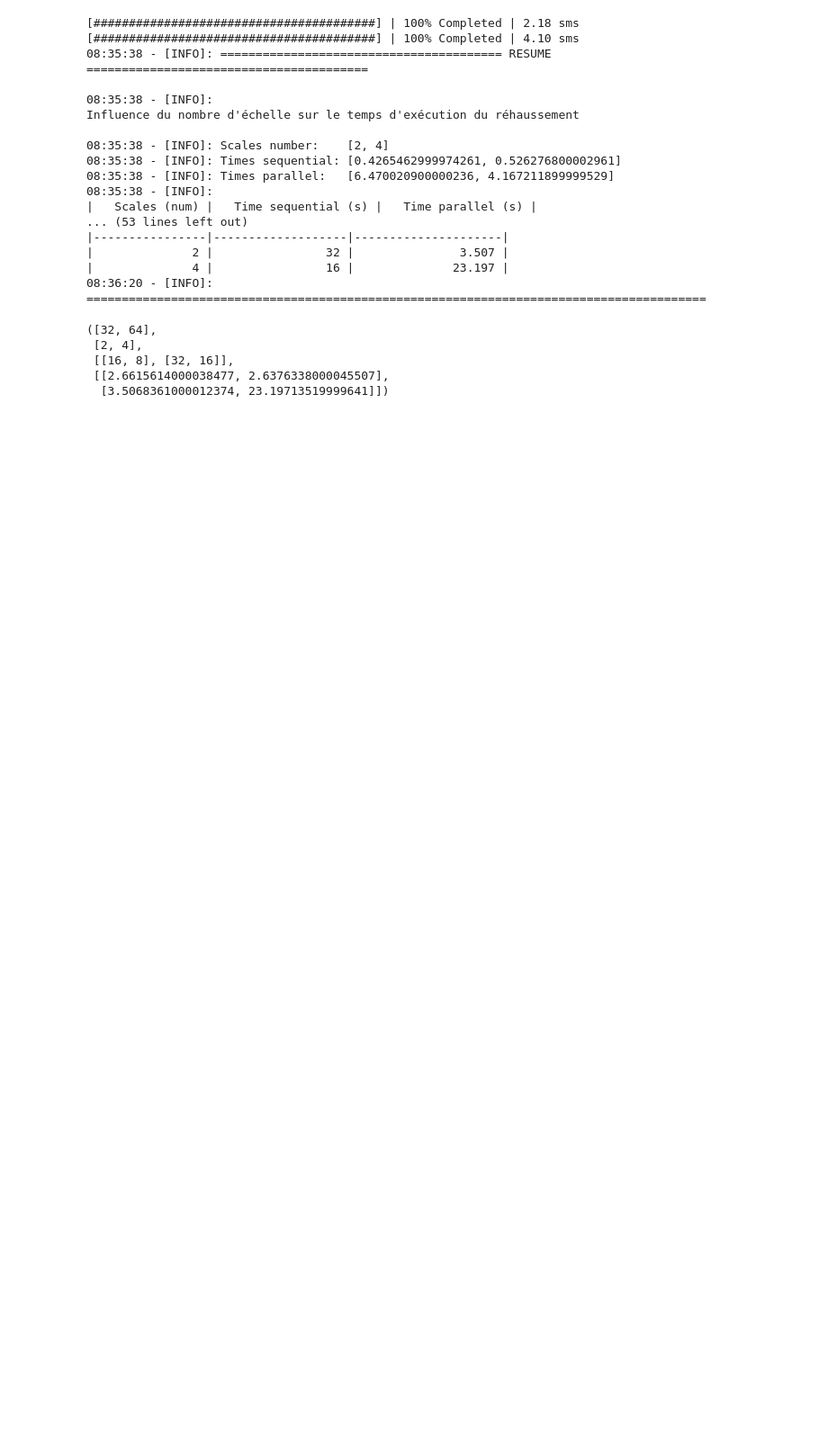
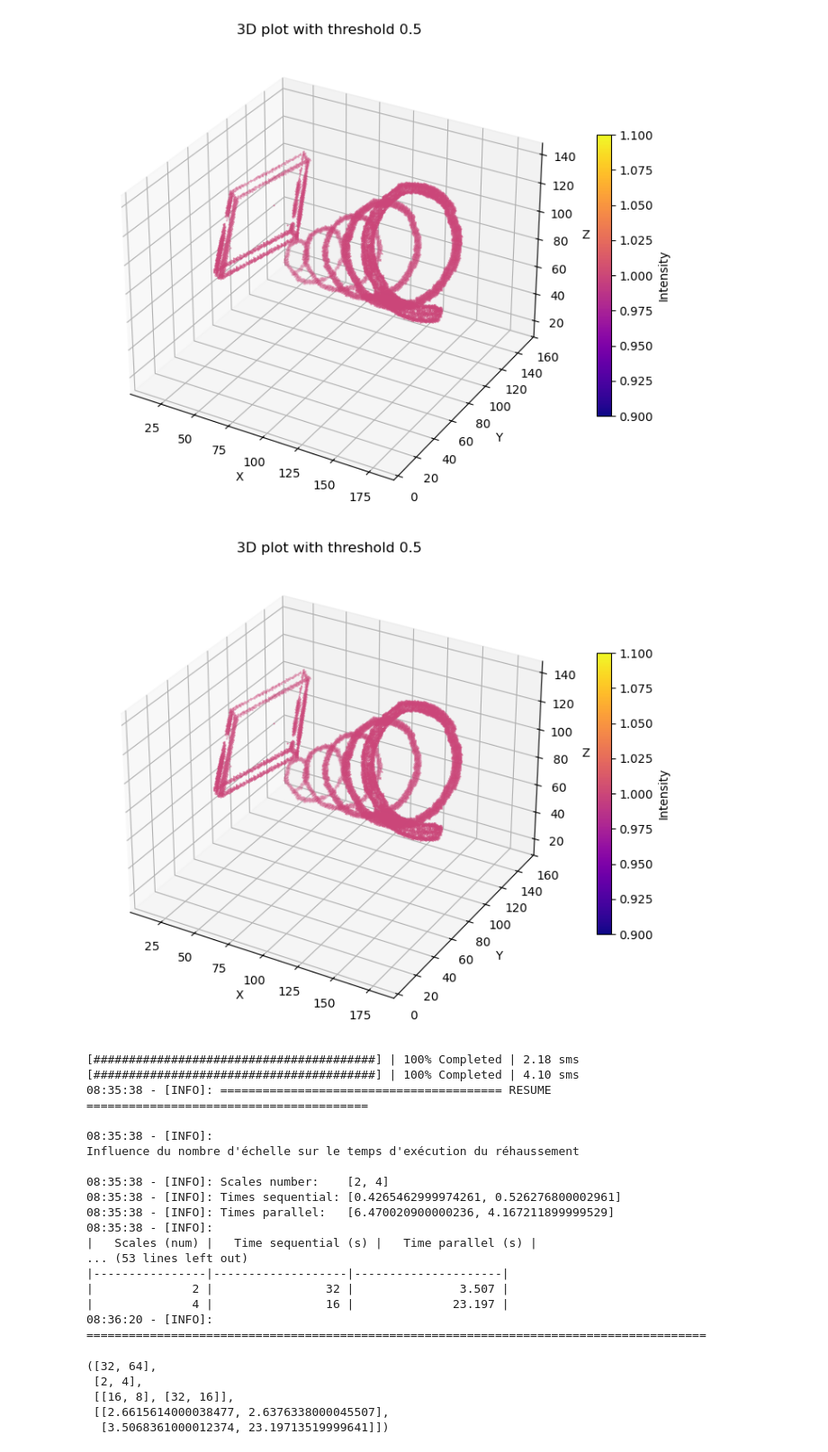
Before and after one commit to Noe-Edouard/Loria-Stage, a Jupyter notebook: sandbox.ipynb, the cells around one changed output. Shown at 90% size. Drawn from its saved outputs; the diff is of its cells as text; code cells hidden in the pictures; blank space fills up the shorter version.

```diff
--- a/sandbox.ipynb
+++ b/sandbox.ipynb
@@ -0,0 +47,4 @@
+# %%
+data = Loader('data/test').load_data('test_gt.nii', crop=False)
+Viewer().display_volume(data, 0.5)
+# %% [output]
@@ -1,3 +52,5 @@
+[figure, added]
+[figure, added]
 # %%
 import numpy as np
 import matplotlib.pyplot as plt
```
Also changed, not shown: parts of 4 cells of this notebook, 59 other files.
